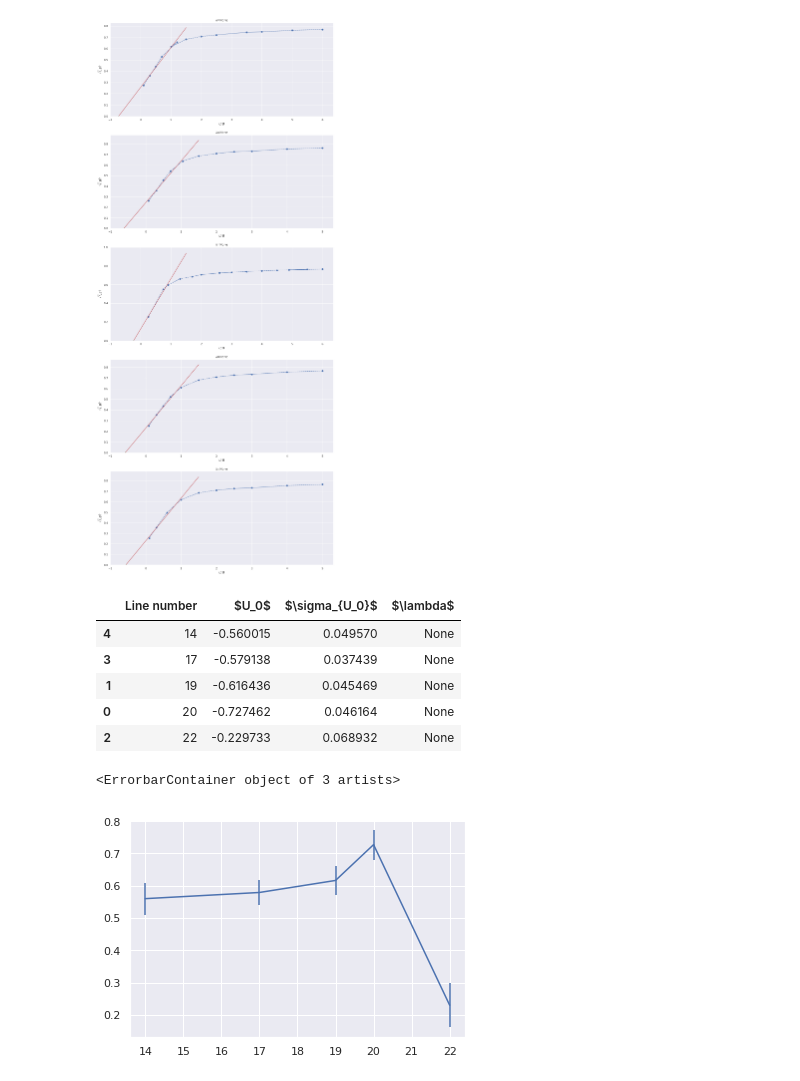
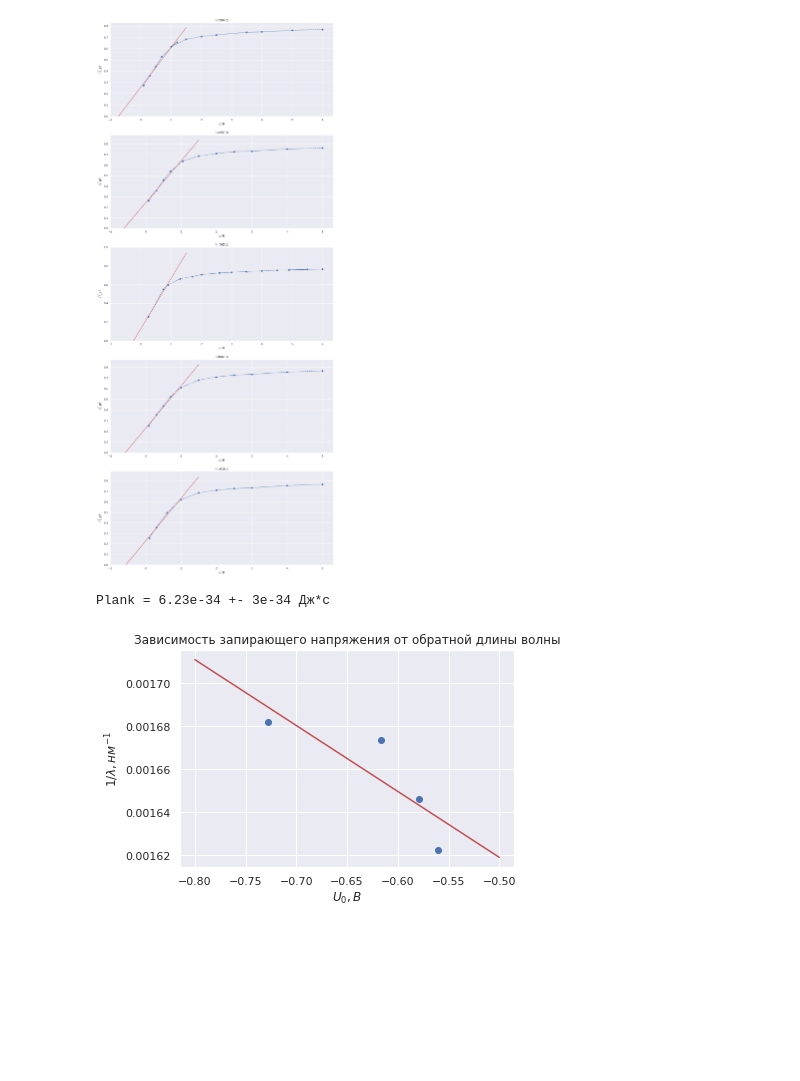
Before and after one commit to stdereka/phys_lab, a Jupyter notebook: 1.1/lab1.1.ipynb, the cells around one changed output. Saved outputs shown, nothing was run; the diff lists cells and outputs as text; code cells hidden in the pictures; blank space fills up the shorter version.

```diff
--- a/1.1/lab1.1.ipynb
+++ b/1.1/lab1.1.ipynb
@@ -30,7 +30,7 @@ $\sqrt{I} = V - V_0$
 ## Считывание данных и первичная обработка
 # %%
 #Считывание данных
-lambdas = {20:None, 19:None, 22:None, 17:None, 14:None}
+lambdas = {20:594.5, 19:597.6, 22:585.2, 17:607.4, 14:616.4}
 data  = pd.read_excel("data.xlsx")
 data["sq_I"] = data["V2"]**0.5
 
@@ -75,18 +75,28 @@ U0s
 # %%
 plank_data = pd.DataFrame(U0s)
 plank_data.columns = ["Line number", "$U_0$", "$\sigma_{U_0}$"]
-plank_data["$\lambda$"] = [lambdas[line] for line in plank_data["Line number"]]
+plank_data["$\lambda, нм$"] = [lambdas[line] for line in plank_data["Line number"]]
 plank_data = plank_data.sort_values(by = "Line number")
-plank_data
+plank_data = plank_data[plank_data["Line number"]!=22]
-# %% [output]
-|  | Line number | $U_0$ | $\sigma_{U_0}$ | $\lambda$ |
-| 4 | 14 | -0.560015 | 0.049570 | None |
-| 3 | 17 | -0.579138 | 0.037439 | None |
-| 1 | 19 | -0.616436 | 0.045469 | None |
-| 0 | 20 | -0.727462 | 0.046164 | None |
-| 2 | 22 | -0.229733 | 0.068932 | None |
-# %%
-plt.errorbar(x=plank_data["Line number"], y=-plank_data["$U_0$"], yerr=plank_data["$\sigma_{U_0}$"])
-# %% [output]
-<ErrorbarContainer object of 3 artists>
-[figure, removed]
+# %%
+X, Y = plank_data["$U_0$"], 1/plank_data["$\lambda, нм$"]
+plt.plot(X, Y, "bo")
+plt.title("Зависимость запирающего напряжения от обратной длины волны")
+plt.xlabel("$U_0, В$")
+plt.ylabel("$1/\lambda, нм^{-1}$")
+model = sm.OLS(Y, sm.add_constant(X))
+res = model.fit()
+params = res.params[::-1]
+error = res.bse[::-1]
+straight_line = np.poly1d(params)
+inter = np.linspace(-.8, -.5, 100)
+plt.plot(inter, straight_line(inter), "r")
+coeff = params[0]
+coeff_error =  error[0]
+coeff, coeff_error
+plank = abs(2.033e-30*(coeff))
+plank_error = abs(2.033e-30*(coeff_error))
+print("Plank = {:.3}".format(plank), "+-", "{:.1}".format(plank_error), "Дж*с")
+# %% [output]
+Plank = 6.23e-34 +- 3e-34 Дж*с
+[figure, added]
```
Also changed, not shown: 5 other files.
